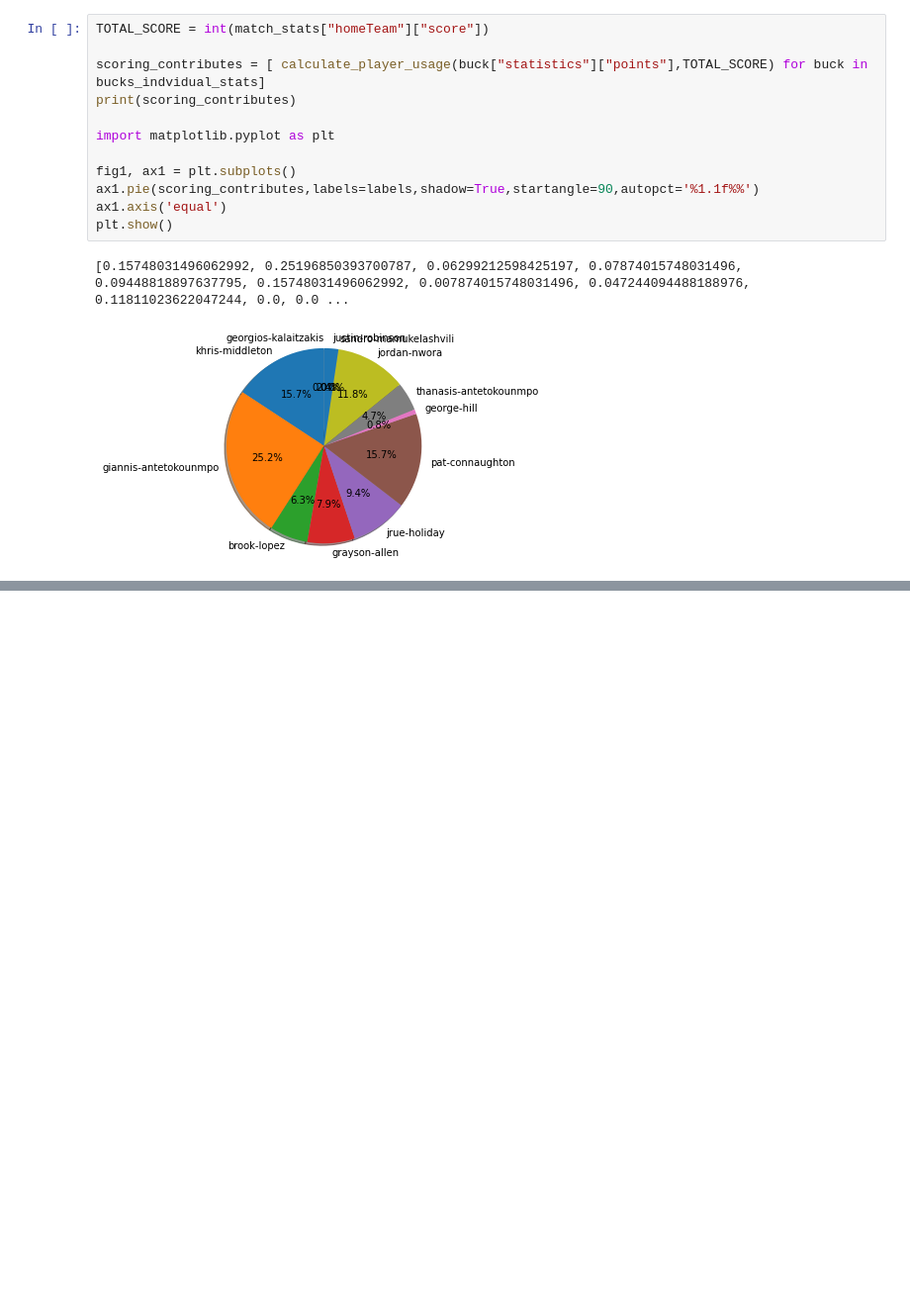
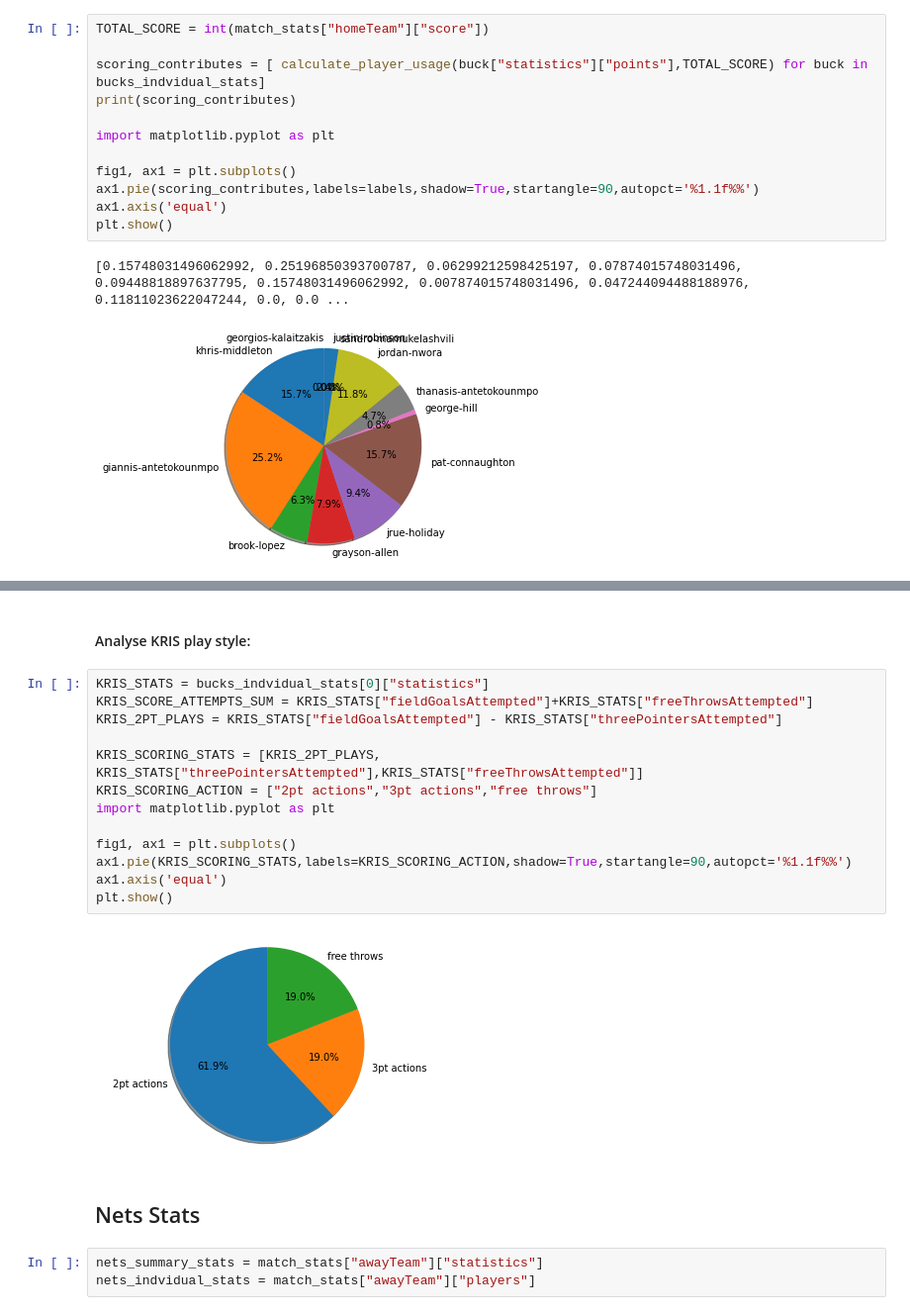
Before and after one commit to mateuszlesko/NBA_data_gain_-_analysis, a Jupyter notebook: analysis/bucks-nets.ipynb, the cells around one changed output, grey strips where cells are left out. Shown: that part at 99% size. Drawn from its saved outputs; the diff is of its cells as text; blank space fills up the shorter version.

```diff
--- a/analysis/bucks-nets.ipynb
+++ b/analysis/bucks-nets.ipynb
@@ -94,0 +159,22 @@ Top 3pt specialist: brook-lopez
+# %% [markdown]
+#### Analyse KRIS play style:
+# %%
+KRIS_STATS = bucks_indvidual_stats[0]["statistics"]
+KRIS_SCORE_ATTEMPTS_SUM = KRIS_STATS["fieldGoalsAttempted"]+KRIS_STATS["freeThrowsAttempted"]
+KRIS_2PT_PLAYS = KRIS_STATS["fieldGoalsAttempted"] - KRIS_STATS["threePointersAttempted"]
+
+KRIS_SCORING_STATS = [KRIS_2PT_PLAYS, KRIS_STATS["threePointersAttempted"],KRIS_STATS["freeThrowsAttempted"]]
+KRIS_SCORING_ACTION = ["2pt actions","3pt actions","free throws"]
+import matplotlib.pyplot as plt
+
+fig1, ax1 = plt.subplots()
+ax1.pie(KRIS_SCORING_STATS,labels=KRIS_SCORING_ACTION,shadow=True,startangle=90,autopct='%1.1f%%')
+ax1.axis('equal')
+plt.show()
+# %% [output]
+[figure, added]
+# %% [markdown]
+## Nets Stats
+# %%
+nets_summary_stats = match_stats["awayTeam"]["statistics"]
+nets_indvidual_stats = match_stats["awayTeam"]["players"]
```
Also changed, not shown: parts of 20 cells of this notebook.
